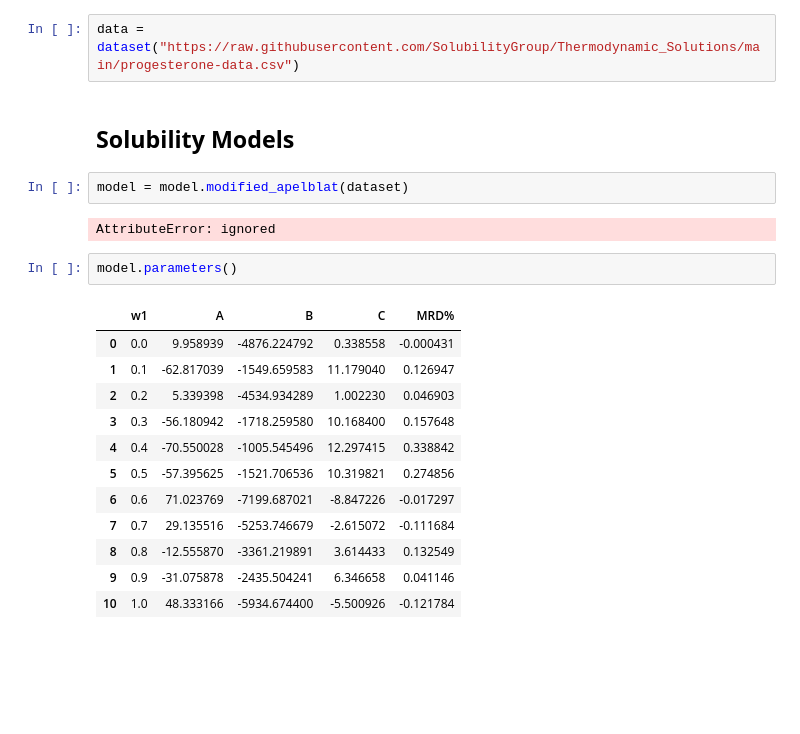
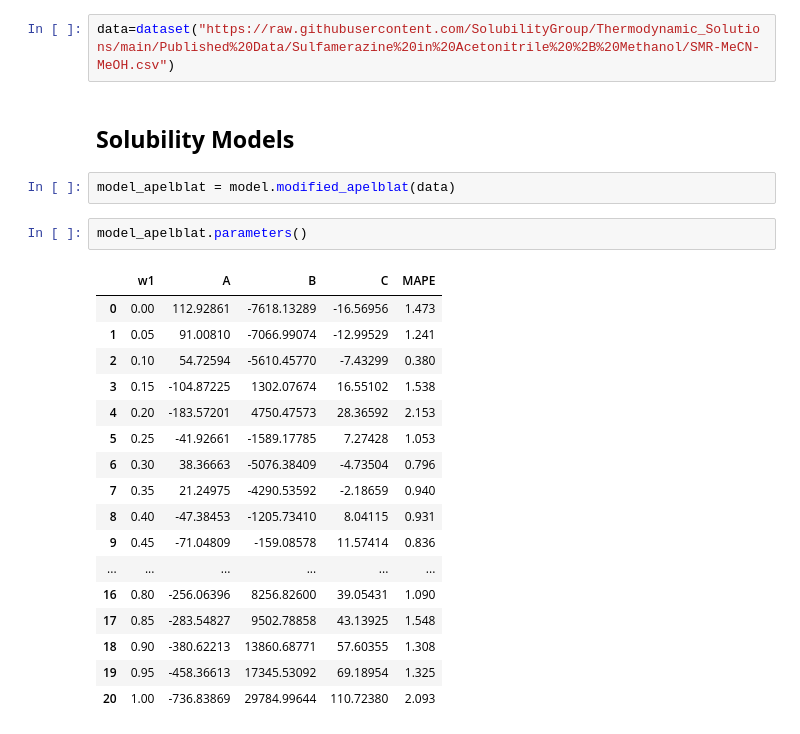
Before and after one commit to josorio398/Datos-Experimentales-Articulos, a Jupyter notebook: Test_Notebook_Thermodynamic_Solutions.ipynb, the cells around one changed output. Drawn from its saved outputs; the diff is of its cells as text; blank space fills up the shorter version.

```diff
--- a/Test_Notebook_Thermodynamic_Solutions.ipynb
+++ b/Test_Notebook_Thermodynamic_Solutions.ipynb
@@ -45,25 +50,28 @@ from ThermodynamicSolutions.SolubilityModels import *
 # %% [markdown]
 ## **Data import**
 # %%
-data = dataset("https://raw.githubusercontent.com/SolubilityGroup/Thermodynamic_Solutions/main/progesterone-data.csv")
+data=dataset("https://raw.githubusercontent.com/SolubilityGroup/Thermodynamic_Solutions/main/Published%20Data/Sulfamerazine%20in%20Acetonitrile%20%2B%20Methanol/SMR-MeCN-MeOH.csv")
 # %% [markdown]
 ##  **Solubility Models**
 # %%
-model = model.modified_apelblat(dataset)
+model_apelblat = model.modified_apelblat(data)
-# %% [output]
-AttributeError: ignored
 # %%
-model.parameters()
+model_apelblat.parameters()
 # %% [output]
-|  | w1 | A | B | C | MRD% |
-| 0 | 0.0 | 9.958939 | -4876.224792 | 0.338558 | -0.000431 |
-| 1 | 0.1 | -62.817039 | -1549.659583 | 11.179040 | 0.126947 |
-| 2 | 0.2 | 5.339398 | -4534.934289 | 1.002230 | 0.046903 |
-| 3 | 0.3 | -56.180942 | -1718.259580 | 10.168400 | 0.157648 |
-| 4 | 0.4 | -70.550028 | -1005.545496 | 12.297415 | 0.338842 |
-| 5 | 0.5 | -57.395625 | -1521.706536 | 10.319821 | 0.274856 |
-| 6 | 0.6 | 71.023769 | -7199.687021 | -8.847226 | -0.017297 |
-| 7 | 0.7 | 29.135516 | -5253.746679 | -2.615072 | -0.111684 |
-| 8 | 0.8 | -12.555870 | -3361.219891 | 3.614433 | 0.132549 |
-| 9 | 0.9 | -31.075878 | -2435.504241 | 6.346658 | 0.041146 |
-| 10 | 1.0 | 48.333166 | -5934.674400 | -5.500926 | -0.121784 |
+|  | w1 | A | B | C | MAPE |
+| 0 | 0.00 | 112.92861 | -7618.13289 | -16.56956 | 1.473 |
+| 1 | 0.05 | 91.00810 | -7066.99074 | -12.99529 | 1.241 |
+| 2 | 0.10 | 54.72594 | -5610.45770 | -7.43299 | 0.380 |
+| 3 | 0.15 | -104.87225 | 1302.07674 | 16.55102 | 1.538 |
+| 4 | 0.20 | -183.57201 | 4750.47573 | 28.36592 | 2.153 |
+| 5 | 0.25 | -41.92661 | -1589.17785 | 7.27428 | 1.053 |
+| 6 | 0.30 | 38.36663 | -5076.38409 | -4.73504 | 0.796 |
+| 7 | 0.35 | 21.24975 | -4290.53592 | -2.18659 | 0.940 |
+| 8 | 0.40 | -47.38453 | -1205.73410 | 8.04115 | 0.931 |
+| 9 | 0.45 | -71.04809 | -159.08578 | 11.57414 | 0.836 |
+| ... | ... | ... | ... | ... | ... |
+| 16 | 0.80 | -256.06396 | 8256.82600 | 39.05431 | 1.090 |
+| 17 | 0.85 | -283.54827 | 9502.78858 | 43.13925 | 1.548 |
+| 18 | 0.90 | -380.62213 | 13860.68771 | 57.60355 | 1.308 |
+| 19 | 0.95 | -458.36613 | 17345.53092 | 69.18954 | 1.325 |
+| 20 | 1.00 | -736.83869 | 29784.99644 | 110.72380 | 2.093 |
```
Also changed, not shown: parts of 16 cells of this notebook.
